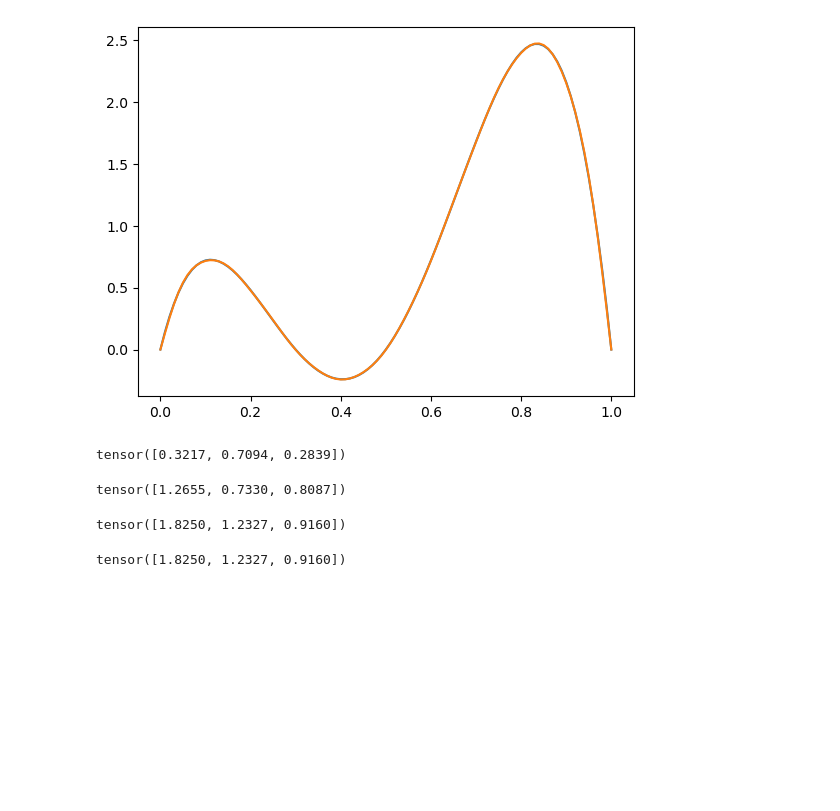
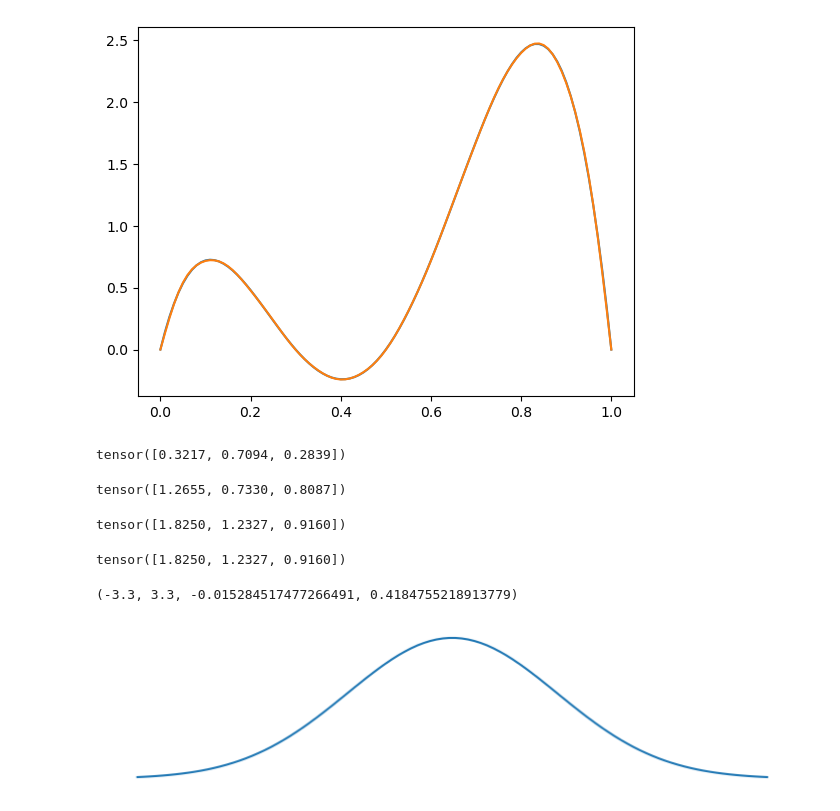
Before and after one commit to secondvoca/sdc_ae_23, a Jupyter notebook: test.ipynb, the cells around one changed output. Saved outputs shown, nothing was run; the diff lists cells and outputs as text; code cells hidden in the pictures; blank space fills up the shorter version.

```diff
--- a/test.ipynb
+++ b/test.ipynb
@@ -194,3 +194,17 @@ tensor([1.8250, 1.2327, 0.9160])
 tmp
 # %% [output]
 tensor([1.8250, 1.2327, 0.9160])
+# %%
+import torch
+import matplotlib.pyplot as plt
+
+dist = torch.distributions.Normal(0, 1)
+x = torch.linspace(-3, 3, 100)
+y = dist.log_prob(x).exp()
+
+plt.figure(figsize=[9, 2])
+plt.plot(x, y)
+plt.axis('off')
+# %% [output]
+(-3.3, 3.3, -0.015284517477266491, 0.4184755218913779)
+[figure, added]
```
Also changed, not shown: 11 other files.
